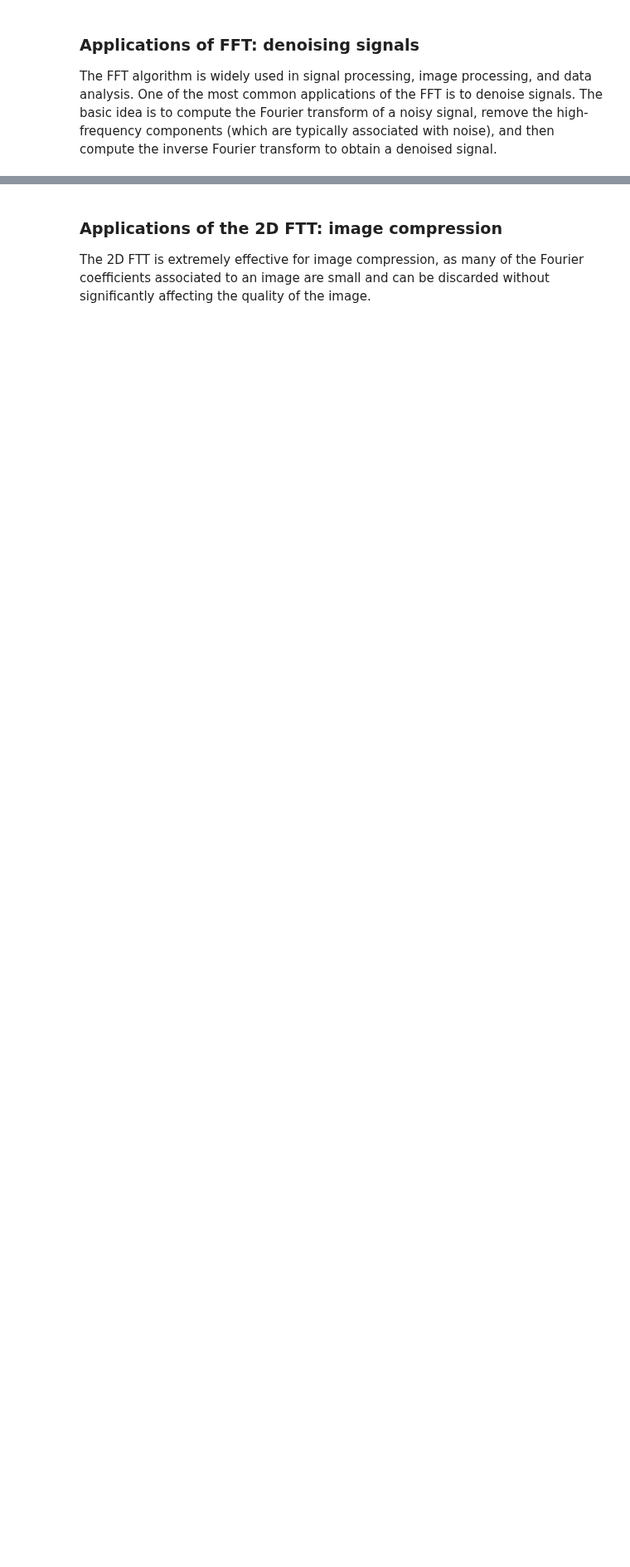
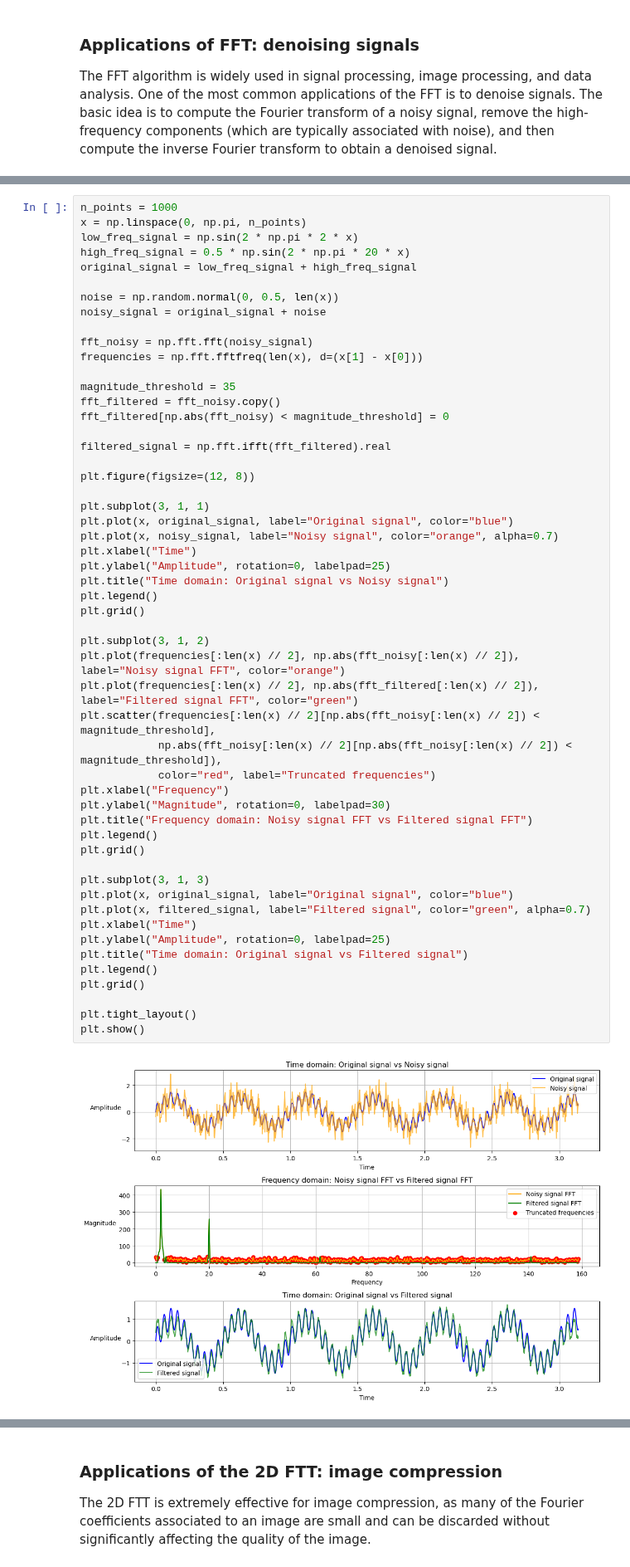
Before and after one commit to jkoganem/Teaching-Differential-Equations-21260, a Jupyter notebook: notes/lecture notes/19-Fourier Series.ipynb, the cells around one changed output, grey strips where cells are left out. Shown at 83% size. Cells and saved outputs as stored; diff of their text form; blank space fills up the shorter version.

```diff
--- a/notes/lecture notes/19-Fourier Series.ipynb
+++ b/notes/lecture notes/19-Fourier Series.ipynb
@@ -640,3 +639,58 @@ plt.show()
+# %%
+n_points = 1000
+x = np.linspace(0, np.pi, n_points)
+low_freq_signal = np.sin(2 * np.pi * 2 * x)
+high_freq_signal = 0.5 * np.sin(2 * np.pi * 20 * x)
+original_signal = low_freq_signal + high_freq_signal
+
+noise = np.random.normal(0, 0.5, len(x))
+noisy_signal = original_signal + noise
+
+fft_noisy = np.fft.fft(noisy_signal)
+frequencies = np.fft.fftfreq(len(x), d=(x[1] - x[0]))
+
+magnitude_threshold = 35
+fft_filtered = fft_noisy.copy()
+fft_filtered[np.abs(fft_noisy) < magnitude_threshold] = 0
+
+filtered_signal = np.fft.ifft(fft_filtered).real
+
+plt.figure(figsize=(12, 8))
+
+plt.subplot(3, 1, 1)
+plt.plot(x, original_signal, label="Original signal", color="blue")
+plt.plot(x, noisy_signal, label="Noisy signal", color="orange", alpha=0.7)
+plt.xlabel("Time")
+plt.ylabel("Amplitude", rotation=0, labelpad=25)
+plt.title("Time domain: Original signal vs Noisy signal")
+plt.legend()
+plt.grid()
+
+plt.subplot(3, 1, 2)
+plt.plot(frequencies[:len(x) // 2], np.abs(fft_noisy[:len(x) // 2]), label="Noisy signal FFT", color="orange")
+plt.plot(frequencies[:len(x) // 2], np.abs(fft_filtered[:len(x) // 2]), label="Filtered signal FFT", color="green")
+plt.scatter(frequencies[:len(x) // 2][np.abs(fft_noisy[:len(x) // 2]) < magnitude_threshold],
+            np.abs(fft_noisy[:len(x) // 2][np.abs(fft_noisy[:len(x) // 2]) < magnitude_threshold]),
+            color="red", label="Truncated frequencies")
+plt.xlabel("Frequency")
+plt.ylabel("Magnitude", rotation=0, labelpad=30)
+plt.title("Frequency domain: Noisy signal FFT vs Filtered signal FFT")
+plt.legend()
+plt.grid()
+
+plt.subplot(3, 1, 3)
+plt.plot(x, original_signal, label="Original signal", color="blue")
+plt.plot(x, filtered_signal, label="Filtered signal", color="green", alpha=0.7)
+plt.xlabel("Time")
+plt.ylabel("Amplitude", rotation=0, labelpad=25)
+plt.title("Time domain: Original signal vs Filtered signal")
+plt.legend()
+plt.grid()
+
+plt.tight_layout()
+plt.show()
+# %% [output]
+[figure, added]
 # %% [markdown]
 ### 2D Discrete Fourier transform
 
```
Also changed, not shown: parts of 1 cell of this notebook.
